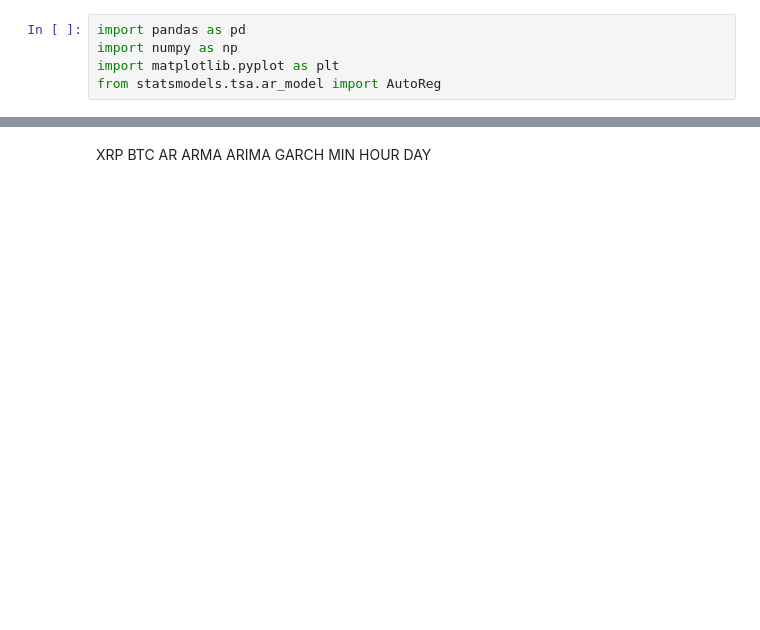
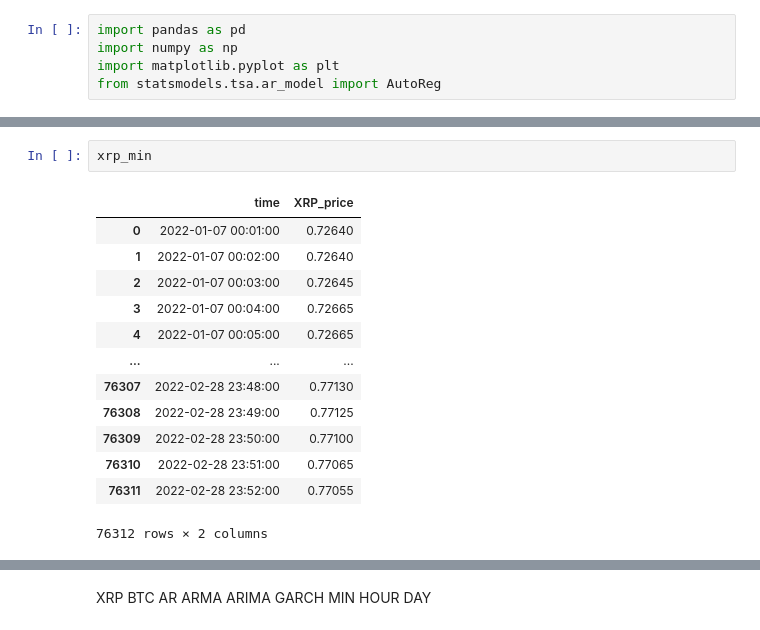
Before and after one commit to MGaulia/PD, a Jupyter notebook: 2 AR.ipynb, the cells around one changed output, grey strips where cells are left out. Saved outputs shown, nothing was run; the diff lists cells and outputs as text; blank space fills up the shorter version.

```diff
--- a/2 AR.ipynb
+++ b/2 AR.ipynb
@@ -7,0 +16,16 @@ xrp = pd.read_csv("data/minute.csv").XRP_price
+# %%
+xrp_min
+# %% [output]
+|  | time | XRP_price |
+| 0 | 2022-01-07 00:01:00 | 0.72640 |
+| 1 | 2022-01-07 00:02:00 | 0.72640 |
+| 2 | 2022-01-07 00:03:00 | 0.72645 |
+| 3 | 2022-01-07 00:04:00 | 0.72665 |
+| 4 | 2022-01-07 00:05:00 | 0.72665 |
+| ... | ... | ... |
+| 76307 | 2022-02-28 23:48:00 | 0.77130 |
+| 76308 | 2022-02-28 23:49:00 | 0.77125 |
+| 76309 | 2022-02-28 23:50:00 | 0.77100 |
+| 76310 | 2022-02-28 23:51:00 | 0.77065 |
+| 76311 | 2022-02-28 23:52:00 | 0.77055 |
+76312 rows × 2 columns
```
Also changed, not shown: parts of 23 cells of this notebook.
